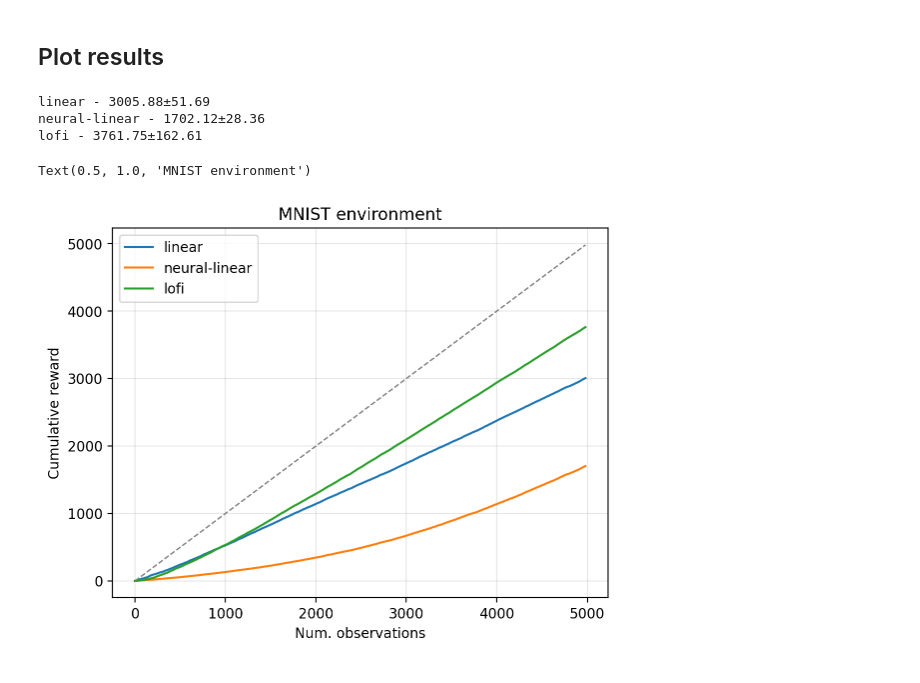
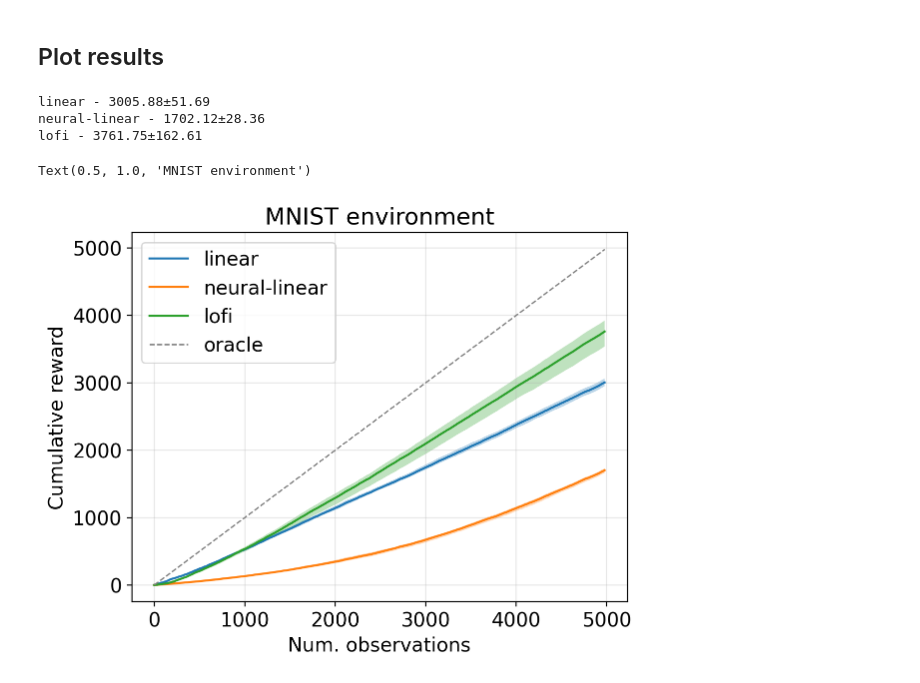
Before and after one commit to probml/bandits, a Jupyter notebook: demos/bandit-arena2.ipynb, the cells around one changed output. Drawn from its saved outputs; the diff is of its cells as text; code cells hidden in the pictures.

```diff
--- a/demos/bandit-arena2.ipynb
+++ b/demos/bandit-arena2.ipynb
@@ -62,6 +64,8 @@ from bandits.agents.neural_linear import NeuralLinearBandit
 from bandits.environments.mnist_env import MnistEnvironment
 
 import lofi_tabular as experiment
+# %%
+plt.rcParams["font.size"] = 14
 # %%
 class MLP(nn.Module):
     num_arms: int
@@ -402,23 +406,29 @@ Wall time: 8.91 s
 # %%
 for name, res in results.items():
     rewards = res["hist_train"]["rewards"]
     mean_reward = rewards.sum(axis=1).mean()
     std_reward = rewards.sum(axis=1).std()
 
     rewards = pd.DataFrame(rewards).T.cumsum(axis=0)
     print(f"{name} - {mean_reward:0.2f}±{std_reward:0.2f}")
 
     nsteps = len(rewards)
-    rewards.mean(axis=1).plot(label=name)
-plt.plot([0, nsteps], [0, nsteps], c="tab:gray", linewidth=1, linestyle="--")
+    rmean = rewards.mean(axis=1)
+    ubound = rewards.quantile(0.9, axis=1)
+    lbound = rewards.quantile(0.1, axis=1)
+
+    plt.fill_between(rewards.index, lbound, ubound, alpha=0.3)
+    plt.plot(rewards.index, rmean, label=name)
+
+plt.plot([0, nsteps], [0, nsteps], c="tab:gray", linewidth=1, linestyle="--", label="oracle")
 plt.legend()
 plt.grid(alpha=0.3)
 plt.ylabel("Cumulative reward")
 plt.xlabel("Num. observations")
 plt.title("MNIST environment")
 # %% [output]
 linear - 3005.88±51.69
 neural-linear - 1702.12±28.36
 lofi - 3761.75±162.61
 Text(0.5, 1.0, 'MNIST environment')
-[figure, old version]
+[figure, new version]
```
Also changed, not shown: parts of 1 cell of this notebook.
